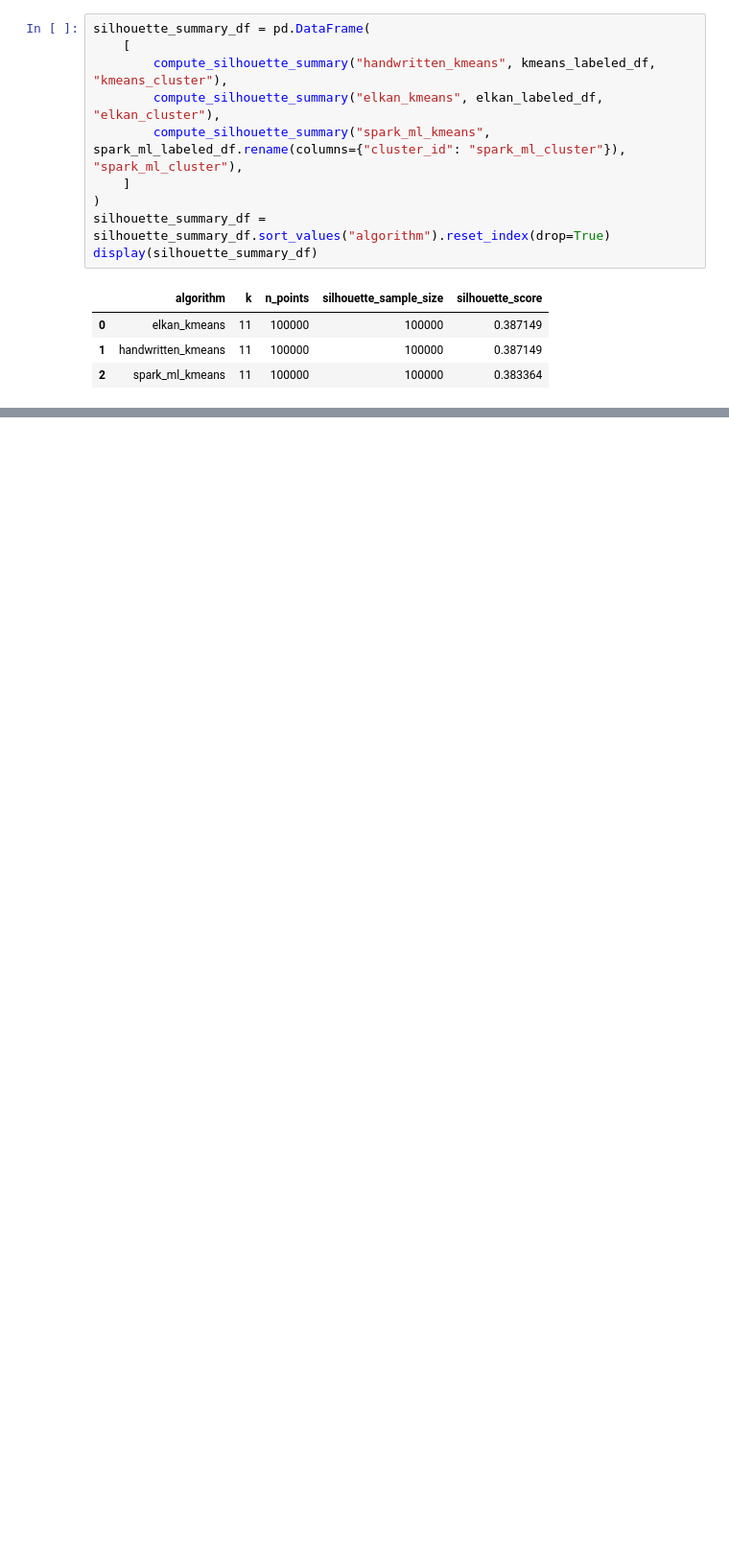
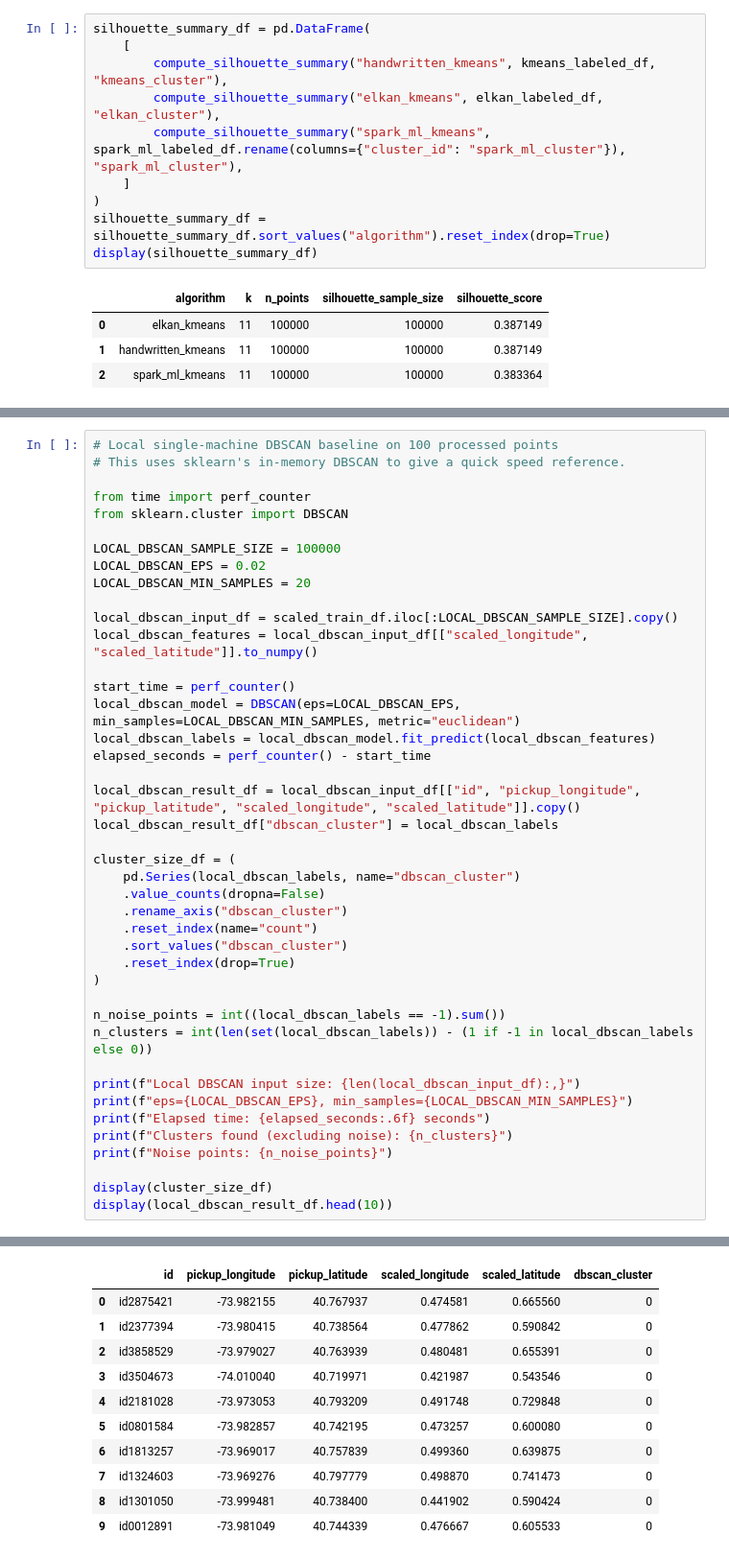
Before and after one commit to MegaTam/Clustering_by_Spark, a Jupyter notebook: notebooks/cluster_visualization_100k.ipynb, the cells around one changed output, grey strips where cells are left out. Shown at 96% size. Cells and saved outputs as stored; diff of their text form; blank space fills up the shorter version.

```diff
--- a/notebooks/cluster_visualization_100k.ipynb
+++ b/notebooks/cluster_visualization_100k.ipynb
@@ -476,0 +490,43 @@ display(silhouette_summary_df)
+# %%
+# Local single-machine DBSCAN baseline on 100 processed points
+# This uses sklearn's in-memory DBSCAN to give a quick speed reference.
+
+from time import perf_counter
+from sklearn.cluster import DBSCAN
+
+LOCAL_DBSCAN_SAMPLE_SIZE = 100000
+LOCAL_DBSCAN_EPS = 0.02
+LOCAL_DBSCAN_MIN_SAMPLES = 20
+
+local_dbscan_input_df = scaled_train_df.iloc[:LOCAL_DBSCAN_SAMPLE_SIZE].copy()
+local_dbscan_features = local_dbscan_input_df[["scaled_longitude", "scaled_latitude"]].to_numpy()
+
+start_time = perf_counter()
+local_dbscan_model = DBSCAN(eps=LOCAL_DBSCAN_EPS, min_samples=LOCAL_DBSCAN_MIN_SAMPLES, metric="euclidean")
+local_dbscan_labels = local_dbscan_model.fit_predict(local_dbscan_features)
+elapsed_seconds = perf_counter() - start_time
+
+local_dbscan_result_df = local_dbscan_input_df[["id", "pickup_longitude", "pickup_latitude", "scaled_longitude", "scaled_latitude"]].copy()
+local_dbscan_result_df["dbscan_cluster"] = local_dbscan_labels
+
+cluster_size_df = (
+    pd.Series(local_dbscan_labels, name="dbscan_cluster")
+    .value_counts(dropna=False)
+    .rename_axis("dbscan_cluster")
+    .reset_index(name="count")
+    .sort_values("dbscan_cluster")
+    .reset_index(drop=True)
+)
+
+n_noise_points = int((local_dbscan_labels == -1).sum())
+n_clusters = int(len(set(local_dbscan_labels)) - (1 if -1 in local_dbscan_labels else 0))
+
+print(f"Local DBSCAN input size: {len(local_dbscan_input_df):,}")
+print(f"eps={LOCAL_DBSCAN_EPS}, min_samples={LOCAL_DBSCAN_MIN_SAMPLES}")
+print(f"Elapsed time: {elapsed_seconds:.6f} seconds")
+print(f"Clusters found (excluding noise): {n_clusters}")
+print(f"Noise points: {n_noise_points}")
+
+display(cluster_size_df)
+display(local_dbscan_result_df.head(10))
+# %% [output]
@@ -476,0 +542,11 @@ display(silhouette_summary_df)
+|  | id | pickup_longitude | pickup_latitude | scaled_longitude | scaled_latitude | dbscan_cluster |
+| 0 | id2875421 | -73.982155 | 40.767937 | 0.474581 | 0.665560 | 0 |
+| 1 | id2377394 | -73.980415 | 40.738564 | 0.477862 | 0.590842 | 0 |
+| 2 | id3858529 | -73.979027 | 40.763939 | 0.480481 | 0.655391 | 0 |
+| 3 | id3504673 | -74.010040 | 40.719971 | 0.421987 | 0.543546 | 0 |
+| 4 | id2181028 | -73.973053 | 40.793209 | 0.491748 | 0.729848 | 0 |
+| 5 | id0801584 | -73.982857 | 40.742195 | 0.473257 | 0.600080 | 0 |
+| 6 | id1813257 | -73.969017 | 40.757839 | 0.499360 | 0.639875 | 0 |
+| 7 | id1324603 | -73.969276 | 40.797779 | 0.498870 | 0.741473 | 0 |
+| 8 | id1301050 | -73.999481 | 40.738400 | 0.441902 | 0.590424 | 0 |
+| 9 | id0012891 | -73.981049 | 40.744339 | 0.476667 | 0.605533 | 0 |
```
Also changed, not shown: parts of 4 cells of this notebook.
